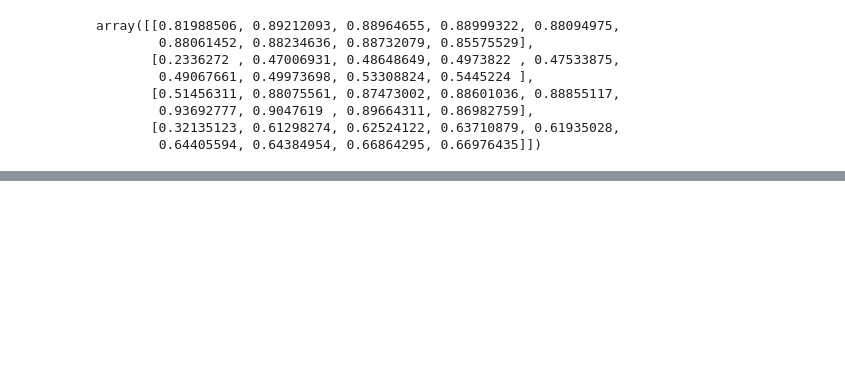
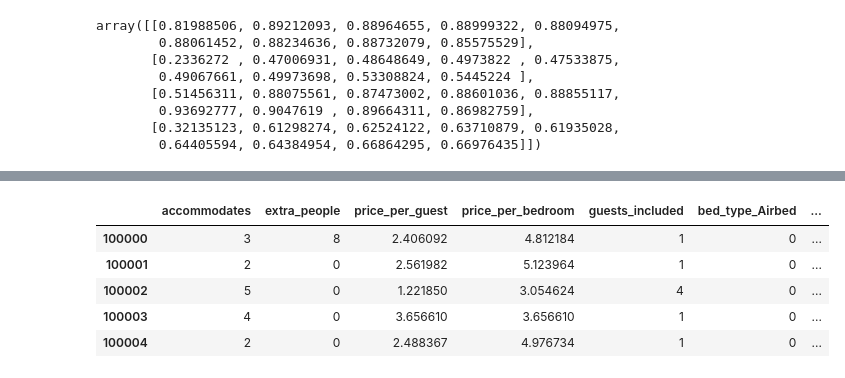
Before and after one commit to julia-git/capstone_airbnb, a Jupyter notebook: RandomForest.ipynb, the cells around one changed output, grey strips where cells are left out. Saved outputs shown, nothing was run; the diff lists cells and outputs as text; code cells hidden in the pictures; blank space fills up the shorter version.

```diff
--- a/RandomForest.ipynb
+++ b/RandomForest.ipynb
@@ -143,0 +230,9 @@ print(f1_score_2017)
+# %%
+X_train.head()
+# %% [output]
+|  | accommodates | extra_people | price_per_guest | price_per_bedroom | guests_included | bed_type_Airbed | ... |
+| 100000 | 3 | 8 | 2.406092 | 4.812184 | 1 | 0 | ... |
+| 100001 | 2 | 0 | 2.561982 | 5.123964 | 1 | 0 | ... |
+| 100002 | 5 | 0 | 1.221850 | 3.054624 | 4 | 0 | ... |
+| 100003 | 4 | 0 | 3.656610 | 3.656610 | 1 | 0 | ... |
+| 100004 | 2 | 0 | 2.488367 | 4.976734 | 1 | 0 | ... |
```
Also changed, not shown: parts of 24 cells of this notebook, 1 other file.
